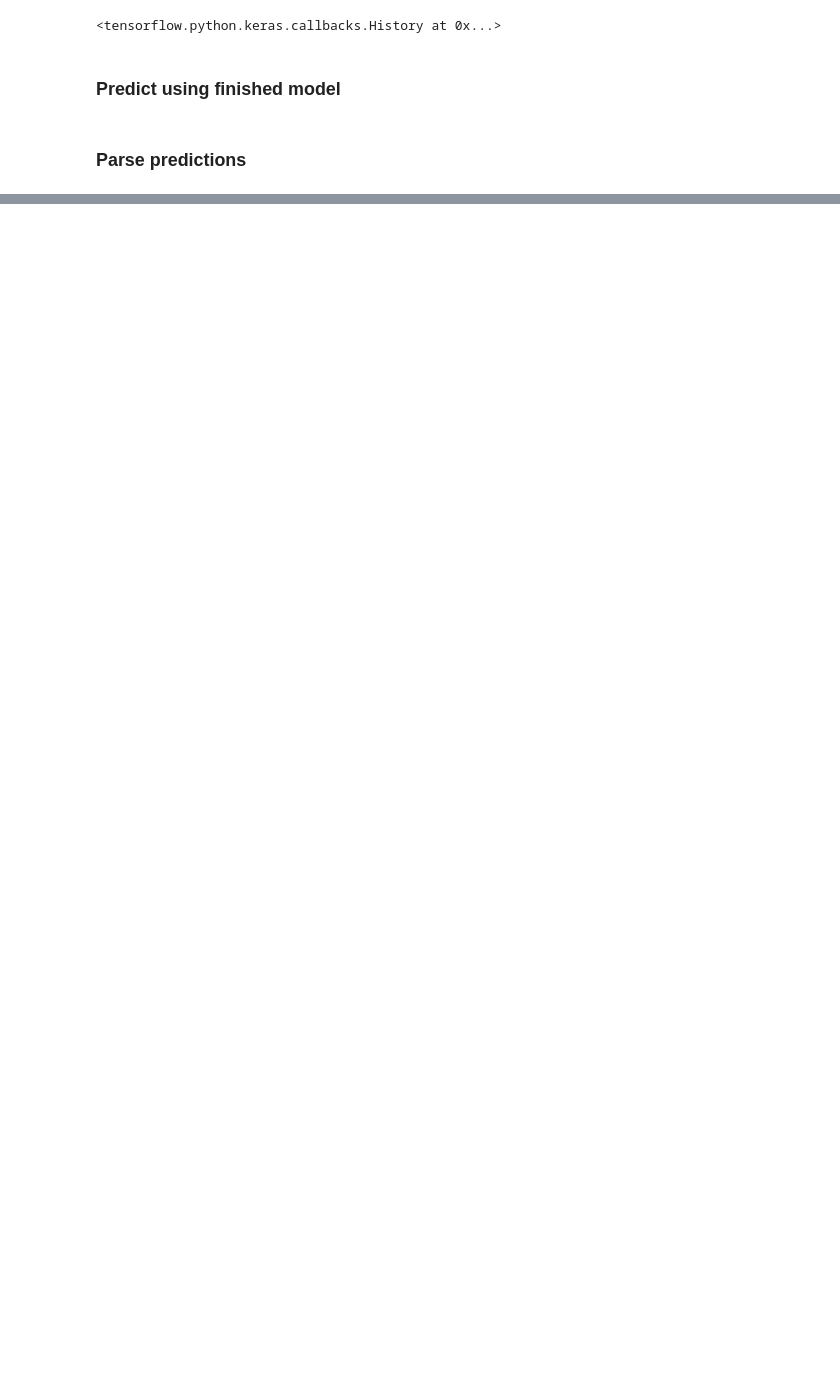
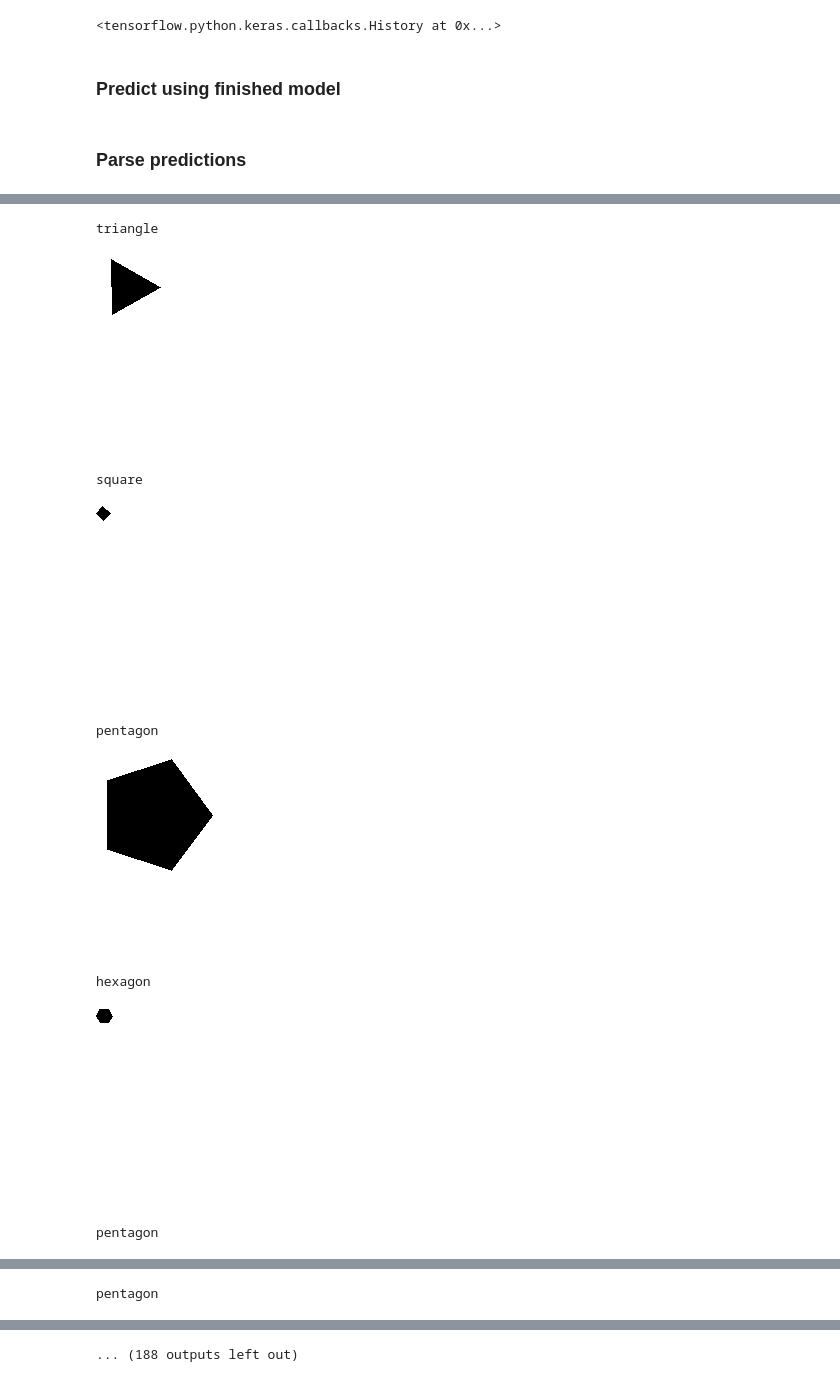
Before and after one commit to jrcasso/SujuNN, a Jupyter notebook: shapes_nn.ipynb, the cells around one changed output, grey strips where cells are left out. Saved outputs shown, nothing was run; the diff lists cells and outputs as text; code cells hidden in the pictures; blank space fills up the shorter version.

```diff
--- a/shapes_nn.ipynb
+++ b/shapes_nn.ipynb
@@ -110,0 +161,25 @@ pp.pprint(output)
+# %%
+numImages = 800
+images = []
+labels = []
+
+imageData = []
+for i in range(numImages):
+    # Require at least two vertices
+    vertices = (i % 4) + 3
+    # It's having problems with rotations. Set the last parameter here to 'True' to see it perform poorly
+    image = generateTrainingPolygon(1, vertices, 200, 200, True, False)
+    images.append(image)
+    imageData.append((tf.keras.preprocessing.image.img_to_array(image) / 255.0))
+    labels.append(encodeOneHot(vertices))
+# %%
+model = Sequential()
+model.add(Conv2D(32, (3, 3), input_shape = (200, 200, 4), activation='relu'))
+model.add(MaxPooling2D(pool_size = (8, 8)))
+model.add(Flatten())
+model.add(Dense(units = 64, activation = 'relu'))
+model.add(Dropout(0.2))
+model.add(Dense(units = 6, activation = 'sigmoid'))
+model.summary()
+model.compile(optimizer = tf.train.AdamOptimizer(), loss = 'mean_squared_error')
+model.fit(np.array(imageData[:800]), np.array(labels[:800]), batch_size = 32, epochs = 2)
@@ -110,0 +205,16 @@ pp.pprint(output)
+# %%
+predictions = model.predict(np.array(imageData[300:]))
+
+for i in range(100):
+    print(decodeOneHot(predictions[i]))
+    display(images[i])
+# %% [output]
+triangle
+[figure, added]
+square
+[figure, added]
+pentagon
+[figure, added]
+hexagon
+[figure, added]
+pentagon
@@ -110,0 +222 @@ pp.pprint(output)
+pentagon
@@ -110,0 +224 @@ pp.pprint(output)
+... (188 outputs left out)
```
Also changed, not shown: parts of 7 cells of this notebook.
